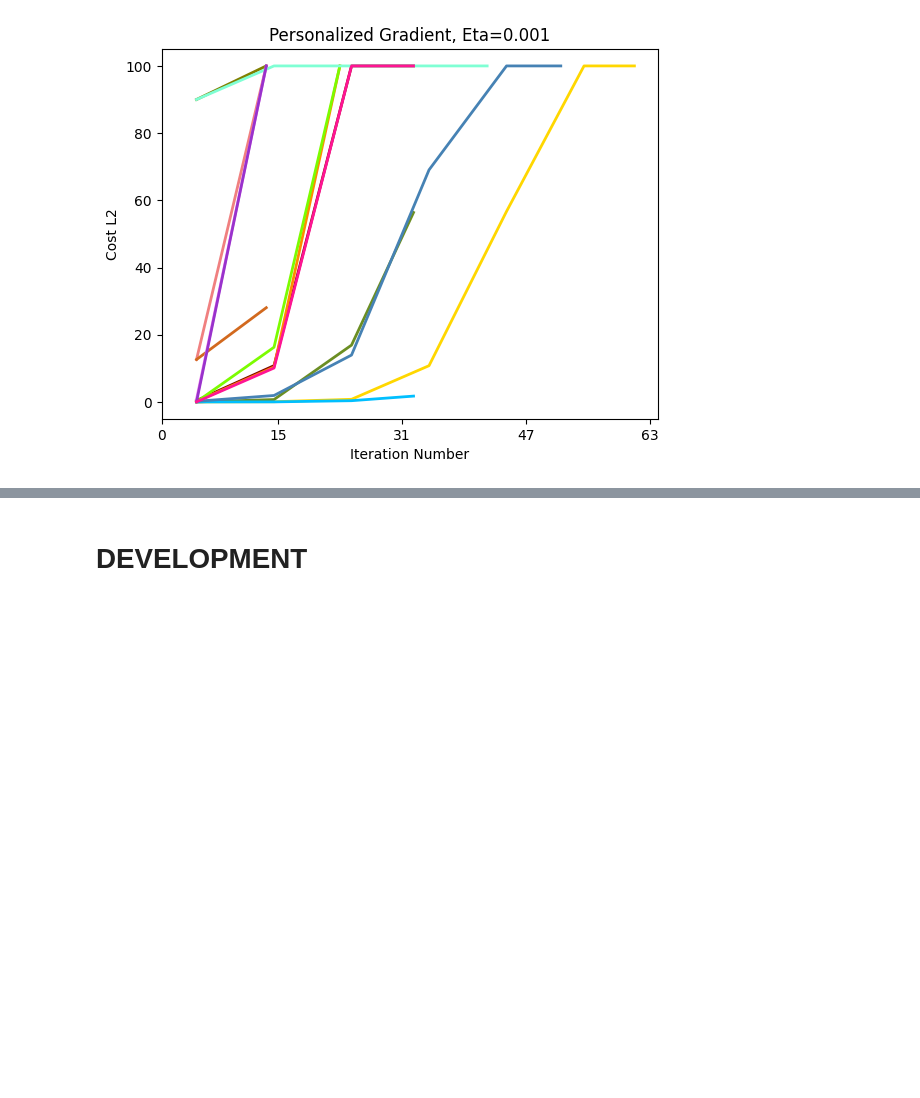
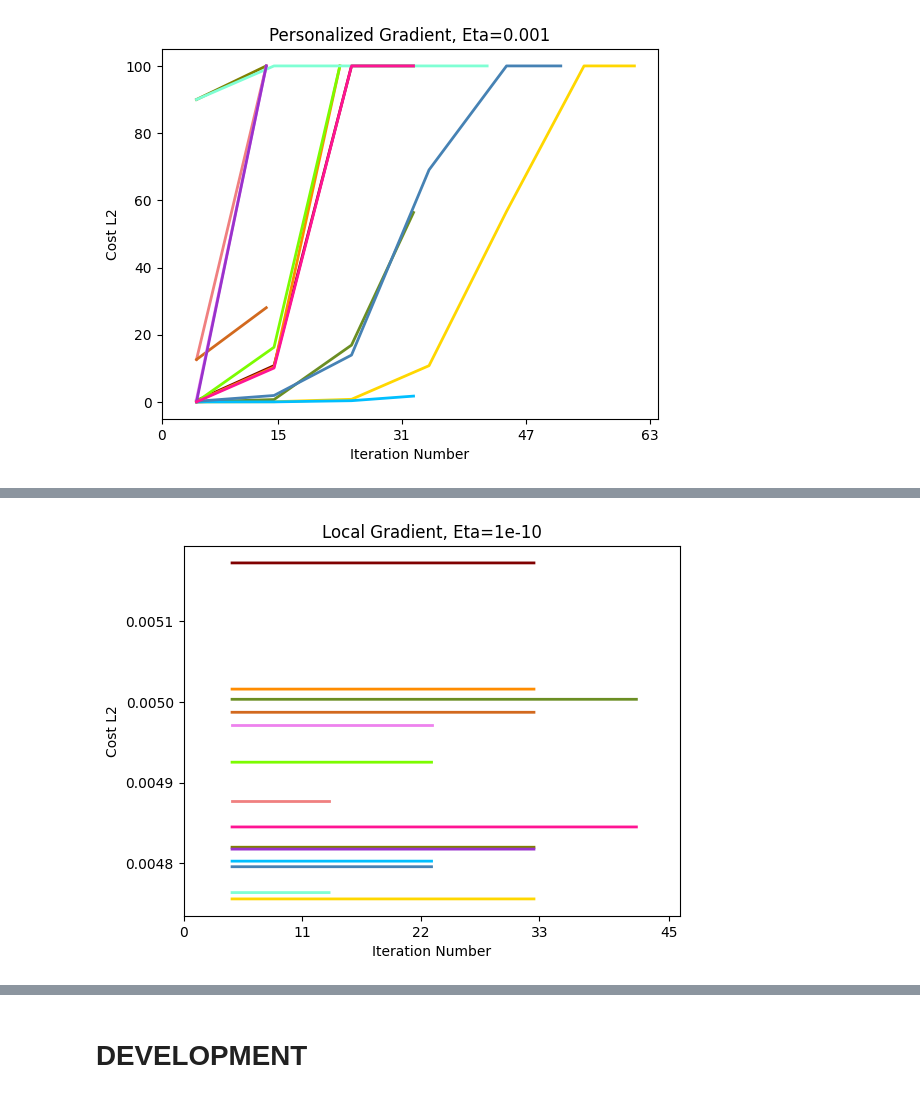
Before and after one commit to kdmalc/personalization-privacy-risk, a Jupyter notebook: 202_Personalized_FL.ipynb, the cells around one changed output, grey strips where cells are left out. Cells and saved outputs as stored; diff of their text form; code cells hidden in the pictures; blank space fills up the shorter version.

```diff
--- a/202_Personalized_FL.ipynb
+++ b/202_Personalized_FL.ipynb
@@ -342,0 +360,5 @@ plt.show()
+# %%
+condensed_external_plotting(user_c0_APFL_eta_em10, 'local', plot_gradient=True, local_error=False,
+                            global_error=False, show_update_change=False, custom_title='Local Gradient, Eta=1e-10')
+# %% [output]
+[figure, added]
```
Also changed, not shown: parts of 19 cells of this notebook, 1 other file.
